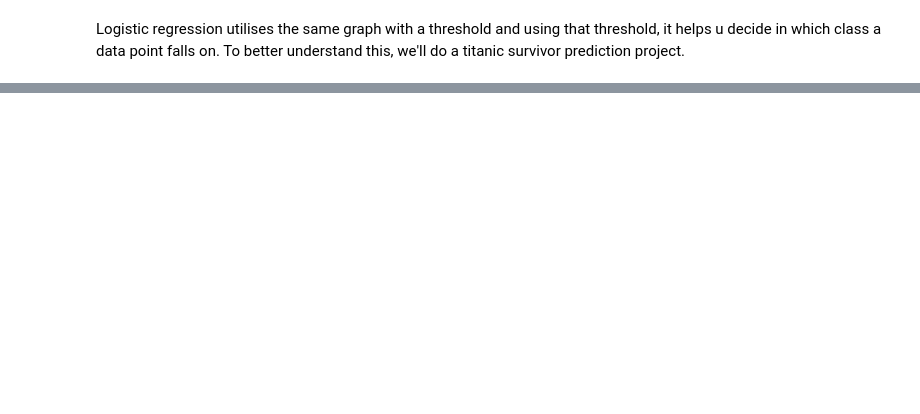
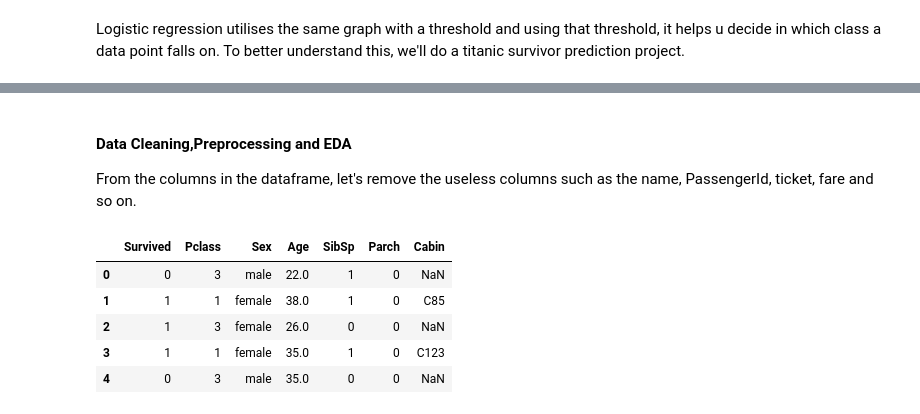
Before and after one commit to Apil120/Learn-ML, a Jupyter notebook: LogisticRegression/LogisticRegression.ipynb, the cells around one changed output, grey strips where cells are left out. Cells and saved outputs as stored; diff of their text form; code cells hidden in the pictures; blank space fills up the shorter version.

```diff
--- a/LogisticRegression/LogisticRegression.ipynb
+++ b/LogisticRegression/LogisticRegression.ipynb
@@ -17,0 +40,4 @@ Logistic regression utilises the same graph with a threshold and using that thre
+# %% [markdown]
+#### Data Cleaning,Preprocessing and EDA
+
+From the columns in the dataframe, let's remove the useless columns such as the name, PassengerId, ticket, fare and so on.
@@ -17,0 +46,9 @@ Logistic regression utilises the same graph with a threshold and using that thre
+# %%
+df.head()
+# %% [output]
+|  | Survived | Pclass | Sex | Age | SibSp | Parch | Cabin |
+| 0 | 0 | 3 | male | 22.0 | 1 | 0 | NaN |
+| 1 | 1 | 1 | female | 38.0 | 1 | 0 | C85 |
+| 2 | 1 | 3 | female | 26.0 | 0 | 0 | NaN |
+| 3 | 1 | 1 | female | 35.0 | 1 | 0 | C123 |
+| 4 | 0 | 3 | male | 35.0 | 0 | 0 | NaN |
```
Also changed, not shown: parts of 13 cells of this notebook.
